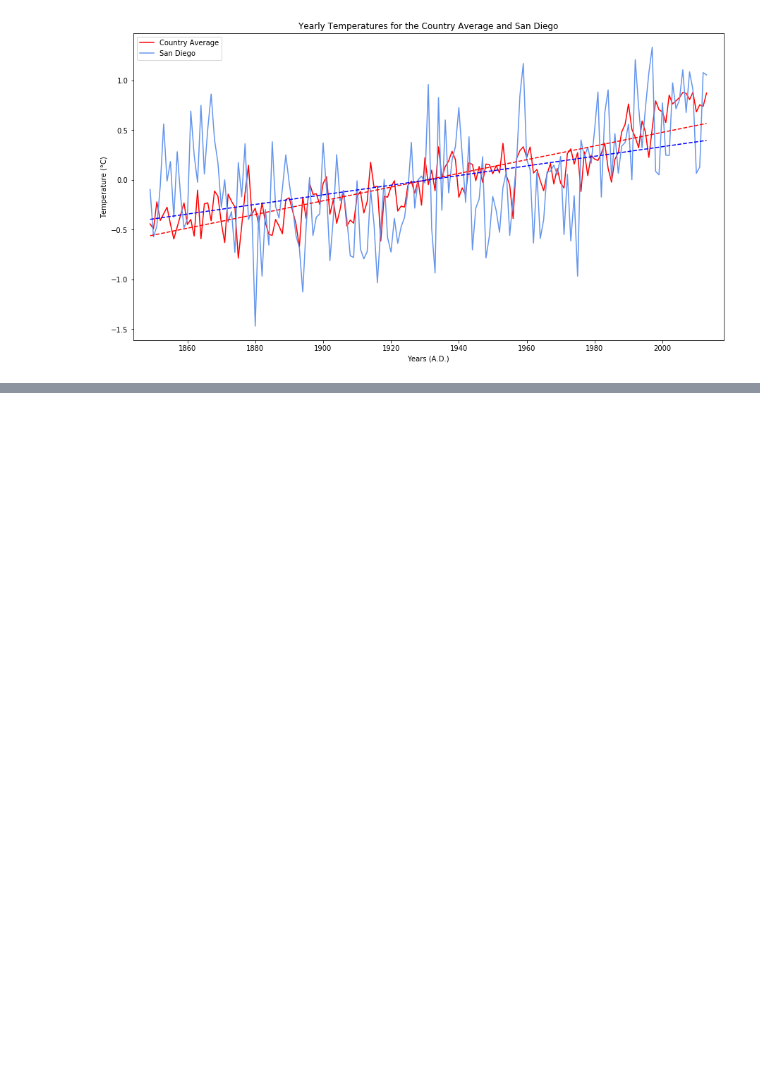
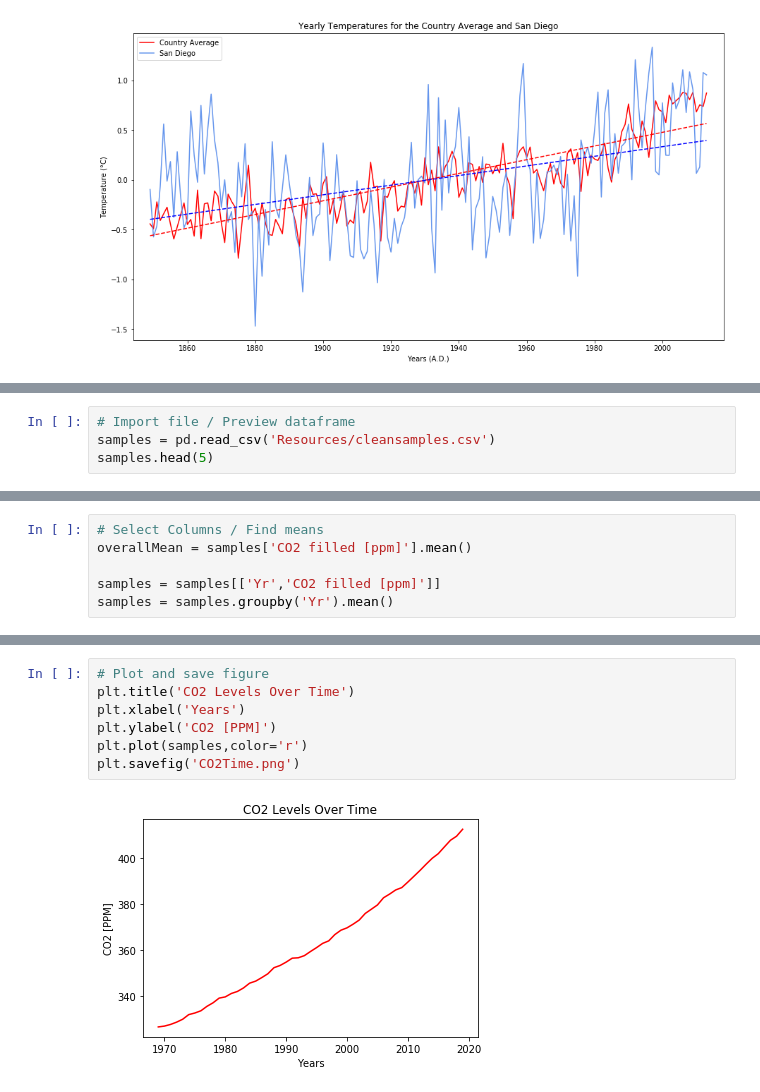
Before and after one commit to giantmagellan/sandiego-climate-analysis, a Jupyter notebook: Rabid Icebergs.ipynb, the cells around one changed output, grey strips where cells are left out. Saved outputs shown, nothing was run; the diff lists cells and outputs as text; blank space fills up the shorter version.

```diff
--- a/Rabid Icebergs.ipynb
+++ b/Rabid Icebergs.ipynb
@@ -632,0 +637,4 @@ plt.savefig("images/Yearly Temperatures for the Country Average and San Diego.pn
+# %%
+# Import file / Preview dataframe
+samples = pd.read_csv('Resources/cleansamples.csv')
+samples.head(5)
@@ -632,0 +648,6 @@ plt.savefig("images/Yearly Temperatures for the Country Average and San Diego.pn
+# %%
+# Select Columns / Find means
+overallMean = samples['CO2 filled [ppm]'].mean()
+
+samples = samples[['Yr','CO2 filled [ppm]']]
+samples = samples.groupby('Yr').mean()
@@ -632,0 +669,9 @@ plt.savefig("images/Yearly Temperatures for the Country Average and San Diego.pn
+# %%
+# Plot and save figure
+plt.title('CO2 Levels Over Time')
+plt.xlabel('Years')
+plt.ylabel('CO2 [PPM]')
+plt.plot(samples,color='r')
+plt.savefig('CO2Time.png')
+# %% [output]
+[figure, added]
```
Also changed, not shown: parts of 13 cells of this notebook, 1 other file.
